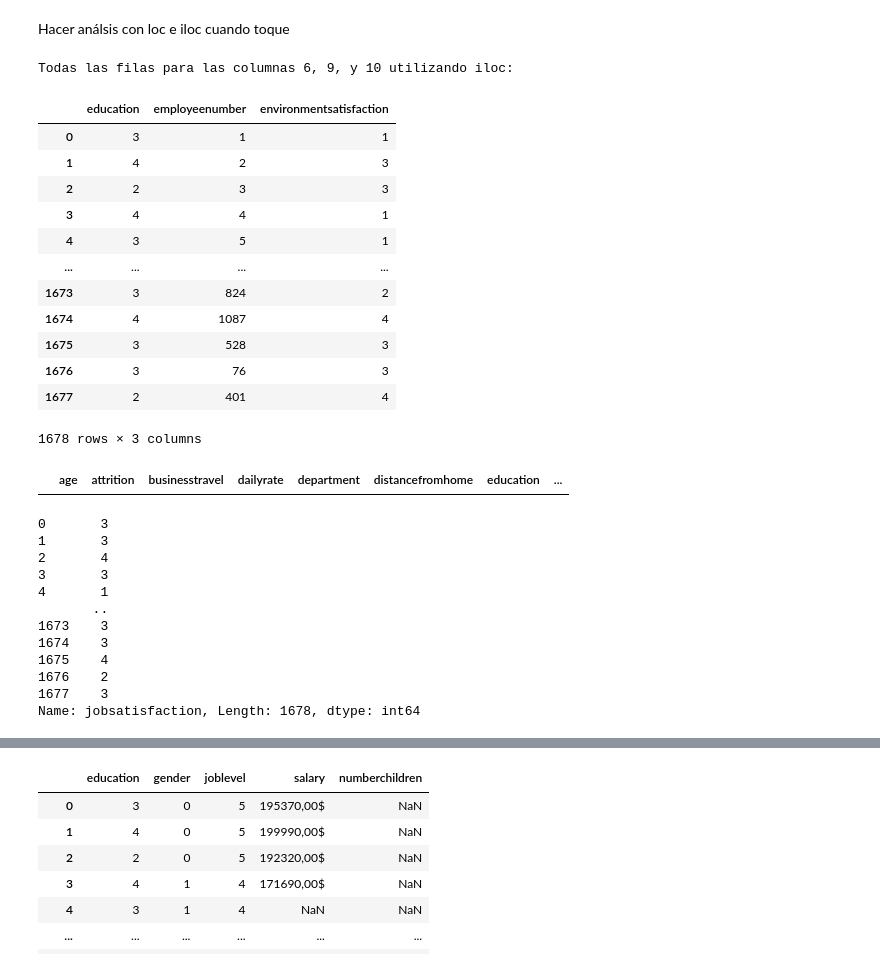
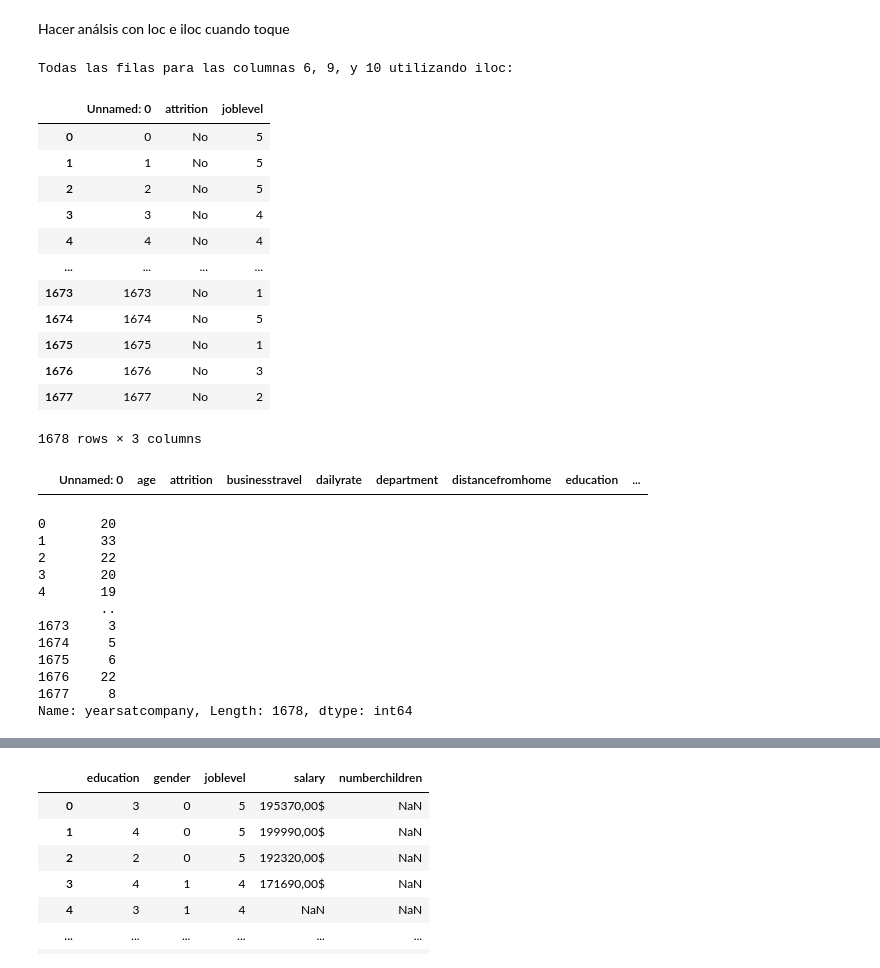
Before and after one commit to ana-nobre/Talent-Optimization-for-Corporation-HR-Data-Analytics, a Jupyter notebook: exploracion-carmen.ipynb, the cells around one changed output, grey strips where cells are left out. Saved outputs shown, nothing was run; the diff lists cells and outputs as text; code cells hidden in the pictures.

```diff
--- a/exploracion-carmen.ipynb
+++ b/exploracion-carmen.ipynb
@@ -296,43 +332,43 @@ Número de empleados = 1678
 Hacer análsis con loc e iloc cuando toque
 # %%
 # 12. Selecciona todas las filas para las columnas 0, 2, y 5 utilizando iloc
-columnas_6_9_10_iloc = df_datos_abc2.iloc[:, [6, 9, 10]]
+columnas_6_9_10_iloc = df_datos_abc.iloc[:, [0, 2, 15]]
 print("\nTodas las filas para las columnas 6, 9, y 10 utilizando iloc:")
 columnas_6_9_10_iloc
 # %% [output]
 Todas las filas para las columnas 6, 9, y 10 utilizando iloc:
-|  | education | employeenumber | environmentsatisfaction |
-| 0 | 3 | 1 | 1 |
-| 1 | 4 | 2 | 3 |
-| 2 | 2 | 3 | 3 |
-| 3 | 4 | 4 | 1 |
-| 4 | 3 | 5 | 1 |
+|  | Unnamed: 0 | attrition | joblevel |
+| 0 | 0 | No | 5 |
+| 1 | 1 | No | 5 |
+| 2 | 2 | No | 5 |
+| 3 | 3 | No | 4 |
+| 4 | 4 | No | 4 |
 | ... | ... | ... | ... |
-| 1673 | 3 | 824 | 2 |
-| 1674 | 4 | 1087 | 4 |
-| 1675 | 3 | 528 | 3 |
-| 1676 | 3 | 76 | 3 |
-| 1677 | 2 | 401 | 4 |
+| 1673 | 1673 | No | 1 |
+| 1674 | 1674 | No | 5 |
+| 1675 | 1675 | No | 1 |
+| 1676 | 1676 | No | 3 |
+| 1677 | 1677 | No | 2 |
 1678 rows × 3 columns
 # %%
-'''# 13. Selecciona todas las columnas para el país cuya capital es "Tirana" utilizando loc
-satisfaccion = df_datos_abc2.loc[df_datos_abc2['jobsatisfaction'] == '2', :]
-satisfaccion'''
+# 13. Selecciona todas las columnas para el país cuya capital es "Tirana" utilizando loc
+satisfaccion = df_datos_abc.loc[df_datos_abc['jobsatisfaction'] == '2', :]
+satisfaccion
 # %% [output]
-|  | age | attrition | businesstravel | dailyrate | department | distancefromhome | education | ... |
+|  | Unnamed: 0 | age | attrition | businesstravel | dailyrate | department | distancefromhome | education | ... |
 # %%
-df_datos_abc2['jobsatisfaction']
+df_datos_abc2['yearsatcompany']
 # %% [output]
-0       3
-1       3
-2       4
-3       3
-4       1
-       ..
-1673    3
-1674    3
-1675    4
-1676    2
-1677    3
-Name: jobsatisfaction, Length: 1678, dtype: int64
+0       20
+1       33
+2       22
+3       20
+4       19
+        ..
+1673     3
+1674     5
+1675     6
+1676    22
+1677     8
+Name: yearsatcompany, Length: 1678, dtype: int64
 # %%
```
Also changed, not shown: parts of 75 cells of this notebook.
